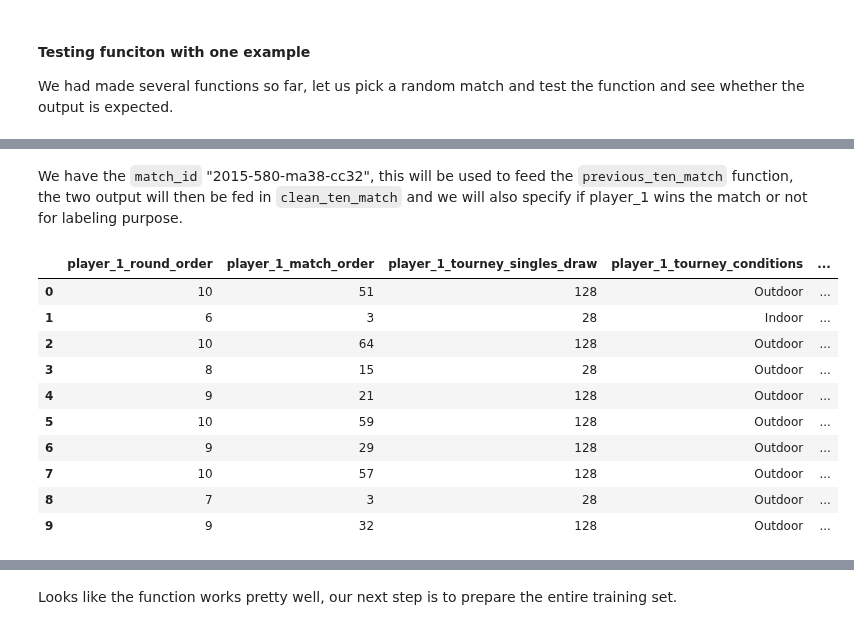
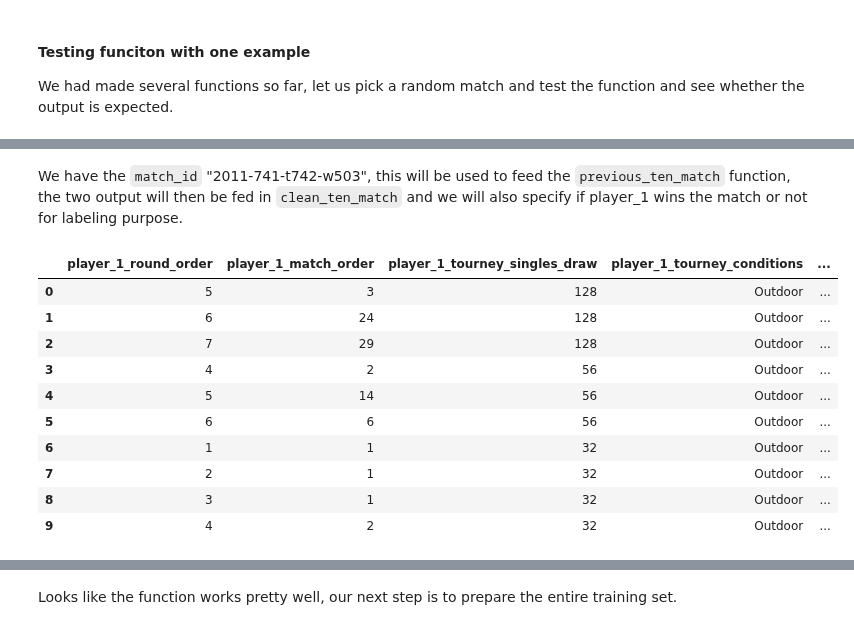
Before and after one commit to george1577/Thinkful_Data_Science, a Jupyter notebook: Capstone project/Capstone project 2/Data cleaning_wrangling/Data_cleaning.ipynb, the cells around one changed output, grey strips where cells are left out. Drawn from its saved outputs; the diff is of its cells as text; code cells hidden in the pictures.

```diff
--- a/Capstone project/Capstone project 2/Data cleaning_wrangling/Data_cleaning.ipynb
+++ b/Capstone project/Capstone project 2/Data cleaning_wrangling/Data_cleaning.ipynb
@@ -675,3 +675,7 @@ data_all.shape
 
 # select data since 2009, we have previously looked up the index 60167 for last match of 2008 in data_all
 data_since_2009 = data_all[data_all['index'] > 60167].copy()
+# %%
+# drop rows with missing values
+data_all.dropna(inplace=True)
+data_since_2009.dropna(inplace=True)
@@ -681,9 +698,11 @@ Since we have several tables in the dataset, we need some functions to extract s
 # %%
 # define a function to return previous 10 matches played by winner/loser of the match we would like to predict
-def previous_ten_match(match_id):
+def previous_ten_match(match_id, include_ranking_pts=True):
     # make a temp_df
-    temp_df = data_since_2009.copy()
-
+    if include_ranking_pts:
+        temp_df = data_since_2009.copy()
+    else:
+        temp_df = data_all.drop(['winner_ranking_points', 'loser_ranking_points'], 1).copy()
     # find the match
     match = temp_df[temp_df['match_id'] == match_id]
 
@@ -754,15 +773,15 @@ def clean_ten_match(df1, df2, player_1_win=1):
 
 
         for i in range(len(winner_col)):
-            as_winner_player_1[f'player_1_relative_{winner_col[i][7:]}'] = as_winner_player_1[winner_col[i]] - \
+            as_winner_player_1[f'player_1_opponent_{winner_col[i][7:]}'] =  \
                                                                    as_winner_player_1[loser_col[i]]
-            as_winner_player_2[f'player_2_relative_{winner_col[i][7:]}'] = as_winner_player_2[winner_col[i]] - \
+            as_winner_player_2[f'player_2_opponent_{winner_col[i][7:]}'] =  \
                                                                    as_winner_player_2[loser_col[i]]
 
         for i in range(len(winner_col)):
-            as_loser_player_1[f'player_1_relative_{winner_col[i][7:]}'] = as_loser_player_1[loser_col[i]] - \
+            as_loser_player_1[f'player_1_opponent_{winner_col[i][7:]}'] =  \
                                                                    as_loser_player_1[winner_col[i]]
-            as_loser_player_2[f'player_2_relative_{winner_col[i][7:]}'] = as_loser_player_2[loser_col[i]] - \
+            as_loser_player_2[f'player_2_opponent_{winner_col[i][7:]}'] =  \
                                                                    as_loser_player_2[winner_col[i]]
 
 
@@ -859,21 +878,21 @@ data_since_2009.sample()
 # %% [markdown]
-We have the `match_id` "2015-580-ma38-cc32", this will be used to feed the `previous_ten_match` function, the two output will then be fed in `clean_ten_match` and we will also specify if player_1 wins the match or not for labeling purpose.
+We have the `match_id` "2011-741-t742-w503", this will be used to feed the `previous_ten_match` function, the two output will then be fed in `clean_ten_match` and we will also specify if player_1 wins the match or not for labeling purpose.
 # %%
-winner, loser = previous_ten_match('2015-580-ma38-cc32')
+winner, loser = previous_ten_match('2011-741-t742-w503', include_ranking_pts=True)
 result = clean_ten_match(winner, loser, player_1_win=1)
 result
 # %% [output]
 |  | player_1_round_order | player_1_match_order | player_1_tourney_singles_draw | player_1_tourney_conditions | ... |
-| 0 | 10 | 51 | 128 | Outdoor | ... |
-| 1 | 6 | 3 | 28 | Indoor | ... |
-| 2 | 10 | 64 | 128 | Outdoor | ... |
-| 3 | 8 | 15 | 28 | Outdoor | ... |
-| 4 | 9 | 21 | 128 | Outdoor | ... |
-| 5 | 10 | 59 | 128 | Outdoor | ... |
-| 6 | 9 | 29 | 128 | Outdoor | ... |
-| 7 | 10 | 57 | 128 | Outdoor | ... |
-| 8 | 7 | 3 | 28 | Outdoor | ... |
-| 9 | 9 | 32 | 128 | Outdoor | ... |
+| 0 | 5 | 3 | 128 | Outdoor | ... |
+| 1 | 6 | 24 | 128 | Outdoor | ... |
+| 2 | 7 | 29 | 128 | Outdoor | ... |
+| 3 | 4 | 2 | 56 | Outdoor | ... |
+| 4 | 5 | 14 | 56 | Outdoor | ... |
+| 5 | 6 | 6 | 56 | Outdoor | ... |
+| 6 | 1 | 1 | 32 | Outdoor | ... |
+| 7 | 2 | 1 | 32 | Outdoor | ... |
+| 8 | 3 | 1 | 32 | Outdoor | ... |
+| 9 | 4 | 2 | 32 | Outdoor | ... |
 # %%
 # reshape the data
 result = training_output_ML(result)
```
Also changed, not shown: parts of 29 cells of this notebook, 6 other files.
